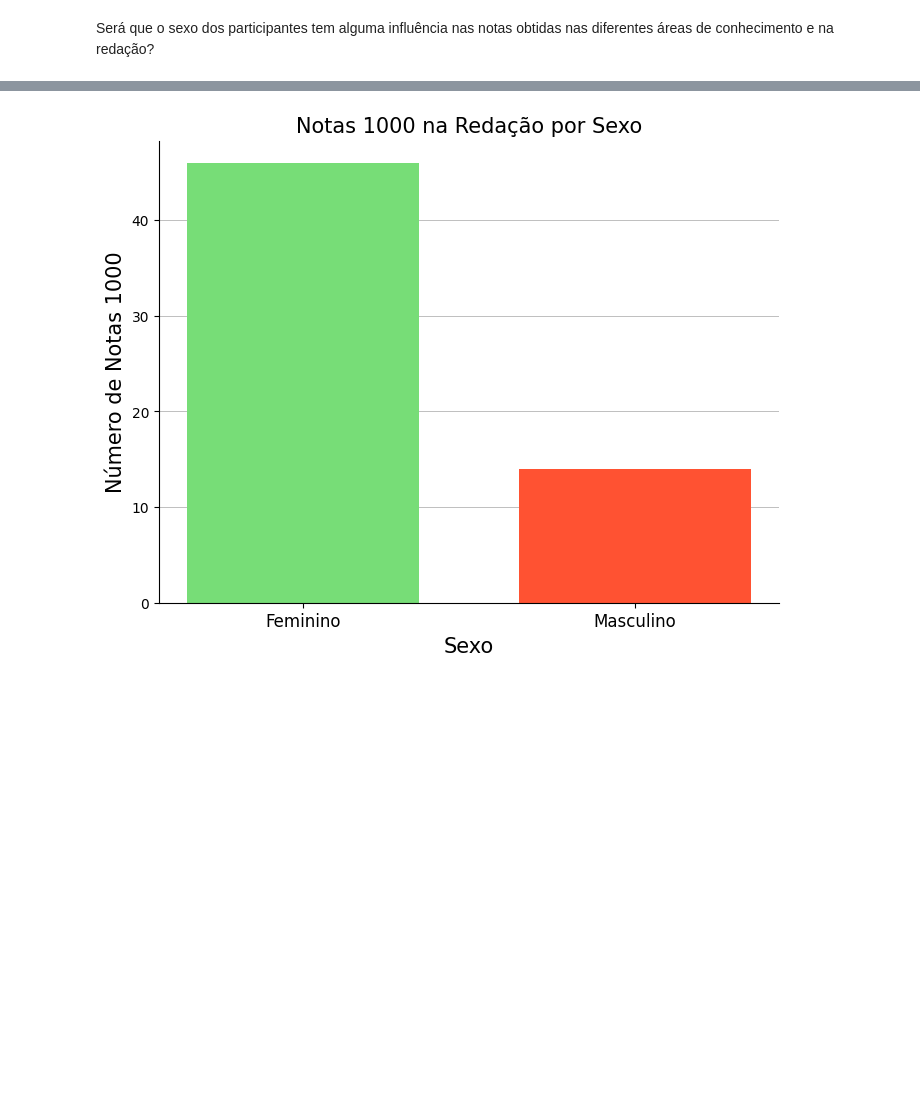
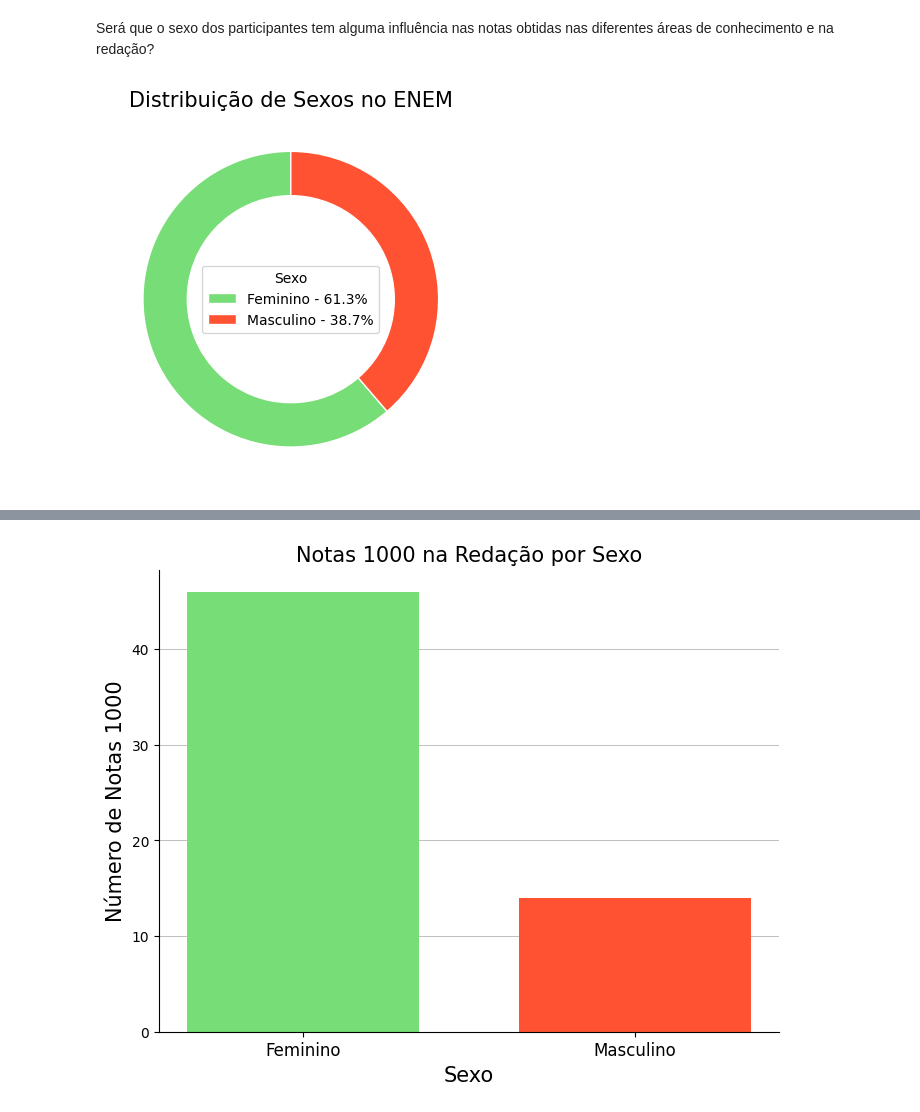
Before and after one commit to ArthurrCr/DATAVIZ, a Jupyter notebook: ENEM_2023.ipynb, the cells around one changed output, grey strips where cells are left out. Saved outputs shown, nothing was run; the diff lists cells and outputs as text; code cells hidden in the pictures; blank space fills up the shorter version.

```diff
--- a/ENEM_2023.ipynb
+++ b/ENEM_2023.ipynb
@@ -474,3 +472,27 @@ O gráfico apresenta a comparação entre as médias das notas por tipo de escol
 # Avaliando as notas de acordo com o sexo dos participantes
 # %% [markdown]
 Será que o sexo dos participantes tem alguma influência nas notas obtidas nas diferentes áreas de conhecimento e na redação?
+# %%
+# Contar a quantidade de cada sexo no DataFrame
+distribuicao_sexos = data['TP_SEXO'].value_counts()
+
+# Definir as cores para cada sexo
+cores = ['#77dd77', '#ff5232']
+
+# Criar o gráfico de donut
+fig, ax = plt.subplots()
+wedges, texts = ax.pie(distribuicao_sexos, startangle=90, colors=cores, wedgeprops=dict(width=0.3, edgecolor='w'))
+
+# Adicionar círculo branco no meio para criar o efeito de donut
+centre_circle = plt.Circle((0,0),0.70,fc='white')
+fig.gca().add_artist(centre_circle)
+
+plt.title('Distribuição de Sexos no ENEM', fontsize=15)
+
+# Preparar as legendas com porcentagens
+percentages = [f'{label} - {percent:.1f}%' for label, percent in zip(distribuicao_sexos.index, 100 * distribuicao_sexos / distribuicao_sexos.sum())]
+legend = ax.legend(wedges, percentages, title="Sexo", loc="center", prop={'size': 10})
+
+plt.show()
+# %% [output]
+[figure, added]
```
Also changed, not shown: parts of 19 cells of this notebook.
